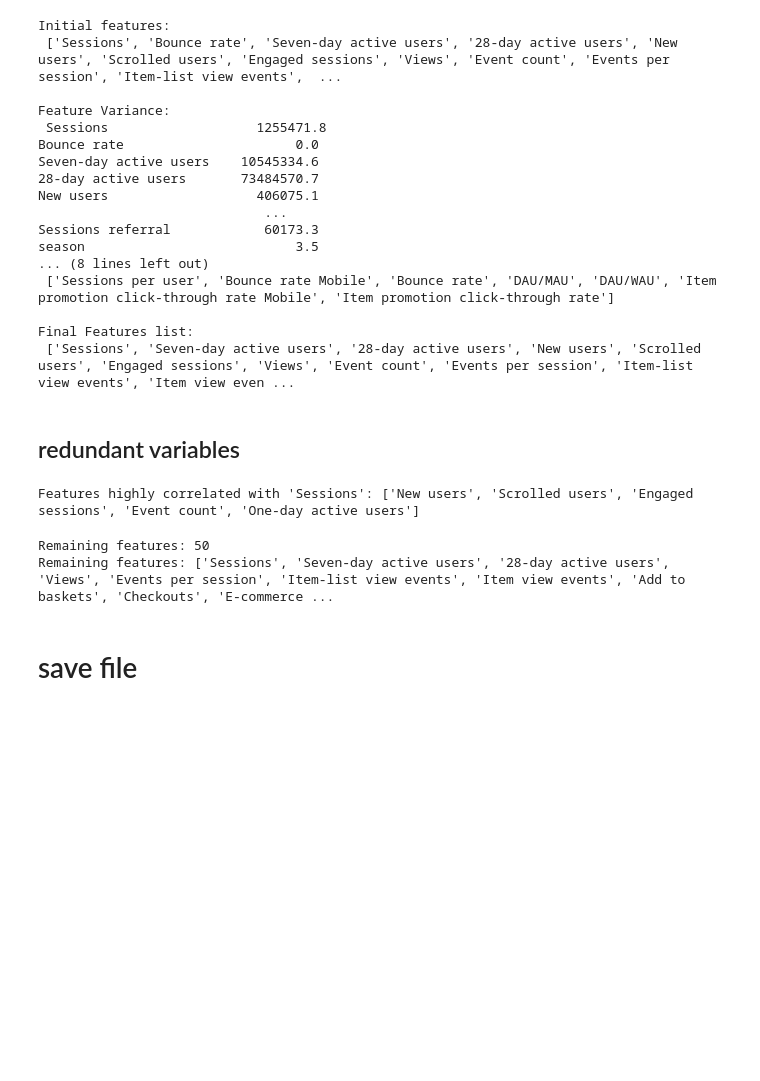
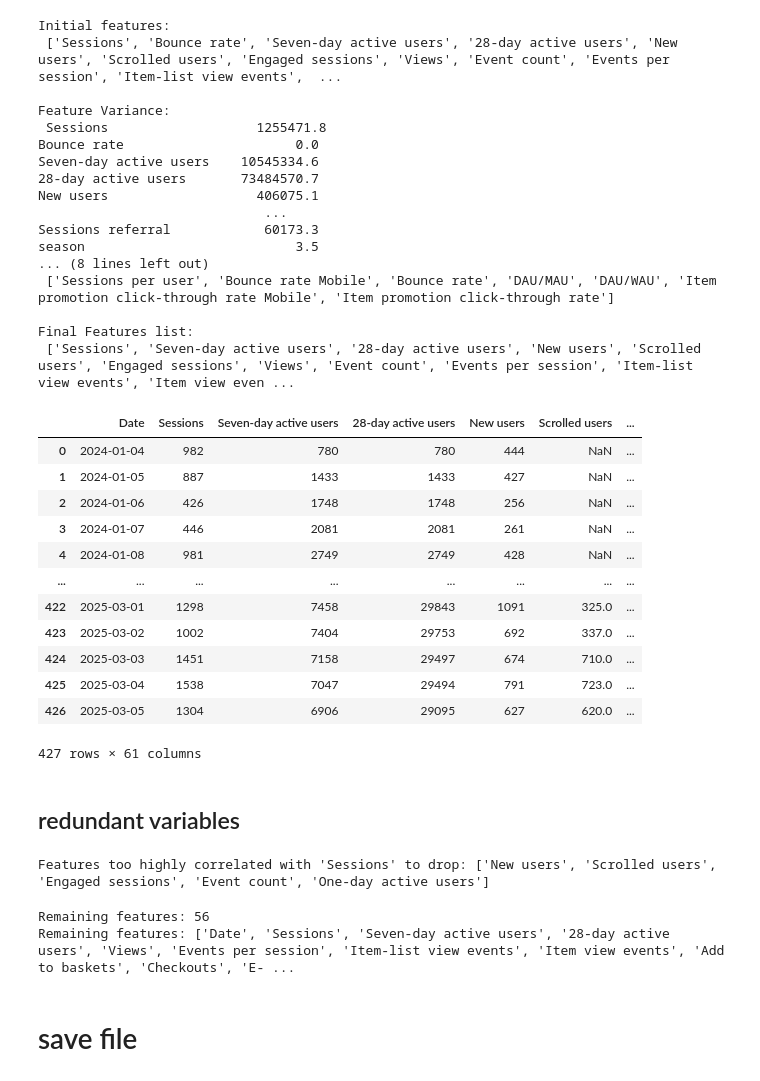
Before and after one commit to jvanalytics/ist_dash_2024_rec, a Jupyter notebook: time_series_forecasting/notebooks/dataset_3/0_ga4_merch_agg_2024_time_series_pre_proc.ipynb, the cells around one changed output. Cells and saved outputs as stored; diff of their text form; code cells hidden in the pictures; blank space fills up the shorter version.

```diff
--- a/time_series_forecasting/notebooks/dataset_3/0_ga4_merch_agg_2024_time_series_pre_proc.ipynb
+++ b/time_series_forecasting/notebooks/dataset_3/0_ga4_merch_agg_2024_time_series_pre_proc.ipynb
@@ -516,8 +516,24 @@ season                           3.5
 
 Final Features list:
  ['Sessions', 'Seven-day active users', '28-day active users', 'New users', 'Scrolled users', 'Engaged sessions', 'Views', 'Event count', 'Events per session', 'Item-list view events', 'Item view even ...
-# %%
-data = data[selected_features]
+# %%
+data = data.drop(columns=removed_features)
+
+data
+# %% [output]
+|  | Date | Sessions | Seven-day active users | 28-day active users | New users | Scrolled users | ... |
+| 0 | 2024-01-04 | 982 | 780 | 780 | 444 | NaN | ... |
+| 1 | 2024-01-05 | 887 | 1433 | 1433 | 427 | NaN | ... |
+| 2 | 2024-01-06 | 426 | 1748 | 1748 | 256 | NaN | ... |
+| 3 | 2024-01-07 | 446 | 2081 | 2081 | 261 | NaN | ... |
+| 4 | 2024-01-08 | 981 | 2749 | 2749 | 428 | NaN | ... |
+| ... | ... | ... | ... | ... | ... | ... | ... |
+| 422 | 2025-03-01 | 1298 | 7458 | 29843 | 1091 | 325.0 | ... |
+| 423 | 2025-03-02 | 1002 | 7404 | 29753 | 692 | 337.0 | ... |
+| 424 | 2025-03-03 | 1451 | 7158 | 29497 | 674 | 710.0 | ... |
+| 425 | 2025-03-04 | 1538 | 7047 | 29494 | 791 | 723.0 | ... |
+| 426 | 2025-03-05 | 1304 | 6906 | 29095 | 627 | 620.0 | ... |
+427 rows × 61 columns
 # %% [markdown]
 ## redundant variables
 # %%
@@ -541,9 +557,9 @@ high_corr_features = corr_matrix['Sessions'][corr_matrix['Sessions'] > 0.9].inde
 high_corr_features.remove('Sessions')
 
 # Print the highly correlated features
-print(f"Features highly correlated with 'Sessions': {high_corr_features}")
+print(f"Features too highly correlated with 'Sessions' to drop: {high_corr_features}")
 # %% [output]
-Features highly correlated with 'Sessions': ['New users', 'Scrolled users', 'Engaged sessions', 'Event count', 'One-day active users']
+Features too highly correlated with 'Sessions' to drop: ['New users', 'Scrolled users', 'Engaged sessions', 'Event count', 'One-day active users']
 # %%
 # Drop the correlated features
 data = data.drop(columns=high_corr_features)
@@ -552,8 +568,8 @@ data = data.drop(columns=high_corr_features)
 print(f"Remaining features: {len(data.columns)}")
 print(f"Remaining features: {data.columns.tolist()}")
 # %% [output]
-Remaining features: 50
-Remaining features: ['Sessions', 'Seven-day active users', '28-day active users', 'Views', 'Events per session', 'Item-list view events', 'Item view events', 'Add to baskets', 'Checkouts', 'E-commerce ...
+Remaining features: 56
+Remaining features: ['Date', 'Sessions', 'Seven-day active users', '28-day active users', 'Views', 'Events per session', 'Item-list view events', 'Item view events', 'Add to baskets', 'Checkouts', 'E- ...
 # %% [markdown]
 # save file
 # %%
```
